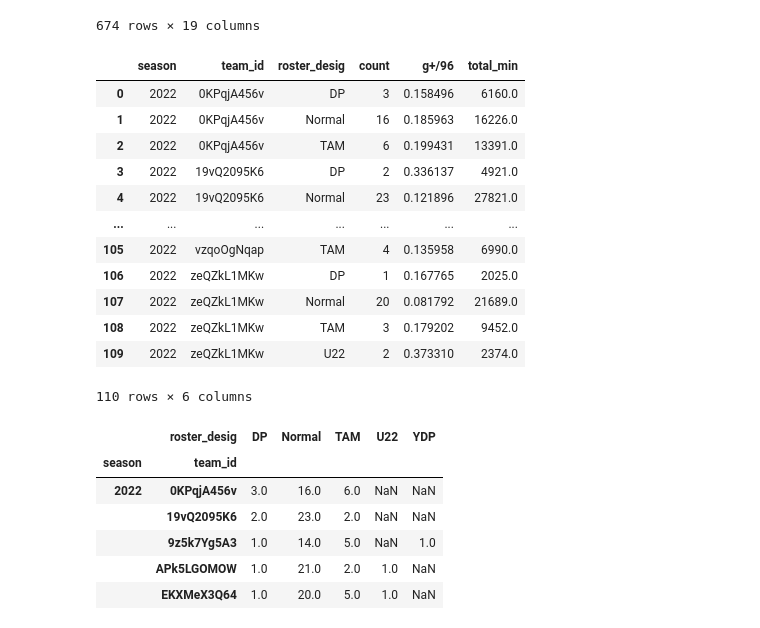
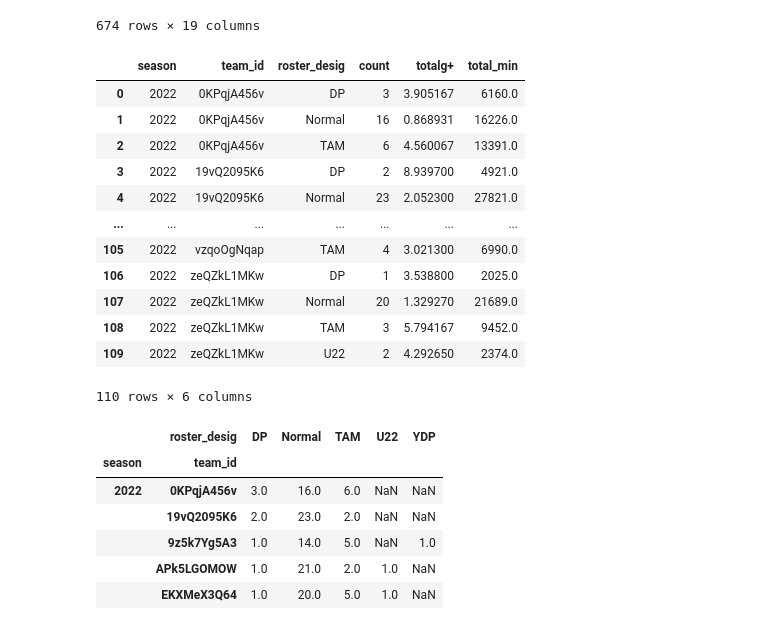
Before and after one commit to akeaswaran/goalsadded-data, a Jupyter notebook: DP performance vs U22s.ipynb, the cells around one changed output. Saved outputs shown, nothing was run; the diff lists cells and outputs as text; code cells hidden in the pictures.

Commit message:
changed this to totalg+

```diff
--- a/DP performance vs U22s.ipynb
+++ b/DP performance vs U22s.ipynb
@@ -389,25 +389,25 @@ salaried_gplus
 # %%
 team_roster_gplus = salaried_gplus.groupby(['season_name','team_id','roster_desig']).agg({
     'roster_desig' : ['count'],
-    'p96': ['mean'],
+    'total': ['mean'],
     'minutes_played' : ['sum']
 }).reset_index()
 team_roster_gplus.columns = team_roster_gplus.columns.droplevel(level=1)
-team_roster_gplus.columns = ['season', 'team_id', 'roster_desig', 'count', 'g+/96','total_min']
+team_roster_gplus.columns = ['season', 'team_id', 'roster_desig', 'count', 'totalg+','total_min']
 team_roster_gplus
 # %% [output]
-|  | season | team_id | roster_desig | count | g+/96 | total_min |
-| 0 | 2022 | 0KPqjA456v | DP | 3 | 0.158496 | 6160.0 |
-| 1 | 2022 | 0KPqjA456v | Normal | 16 | 0.185963 | 16226.0 |
-| 2 | 2022 | 0KPqjA456v | TAM | 6 | 0.199431 | 13391.0 |
-| 3 | 2022 | 19vQ2095K6 | DP | 2 | 0.336137 | 4921.0 |
-| 4 | 2022 | 19vQ2095K6 | Normal | 23 | 0.121896 | 27821.0 |
+|  | season | team_id | roster_desig | count | totalg+ | total_min |
+| 0 | 2022 | 0KPqjA456v | DP | 3 | 3.905167 | 6160.0 |
+| 1 | 2022 | 0KPqjA456v | Normal | 16 | 0.868931 | 16226.0 |
+| 2 | 2022 | 0KPqjA456v | TAM | 6 | 4.560067 | 13391.0 |
+| 3 | 2022 | 19vQ2095K6 | DP | 2 | 8.939700 | 4921.0 |
+| 4 | 2022 | 19vQ2095K6 | Normal | 23 | 2.052300 | 27821.0 |
 | ... | ... | ... | ... | ... | ... | ... |
-| 105 | 2022 | vzqoOgNqap | TAM | 4 | 0.135958 | 6990.0 |
-| 106 | 2022 | zeQZkL1MKw | DP | 1 | 0.167765 | 2025.0 |
-| 107 | 2022 | zeQZkL1MKw | Normal | 20 | 0.081792 | 21689.0 |
-| 108 | 2022 | zeQZkL1MKw | TAM | 3 | 0.179202 | 9452.0 |
-| 109 | 2022 | zeQZkL1MKw | U22 | 2 | 0.373310 | 2374.0 |
+| 105 | 2022 | vzqoOgNqap | TAM | 4 | 3.021300 | 6990.0 |
+| 106 | 2022 | zeQZkL1MKw | DP | 1 | 3.538800 | 2025.0 |
+| 107 | 2022 | zeQZkL1MKw | Normal | 20 | 1.329270 | 21689.0 |
+| 108 | 2022 | zeQZkL1MKw | TAM | 3 | 5.794167 | 9452.0 |
+| 109 | 2022 | zeQZkL1MKw | U22 | 2 | 4.292650 | 2374.0 |
 110 rows × 6 columns
 # %%
 
```
